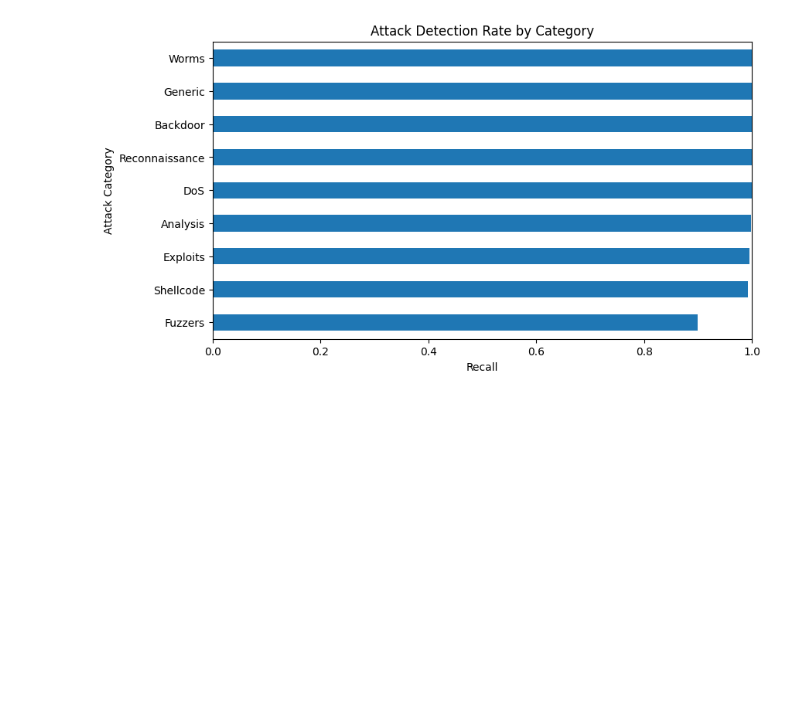
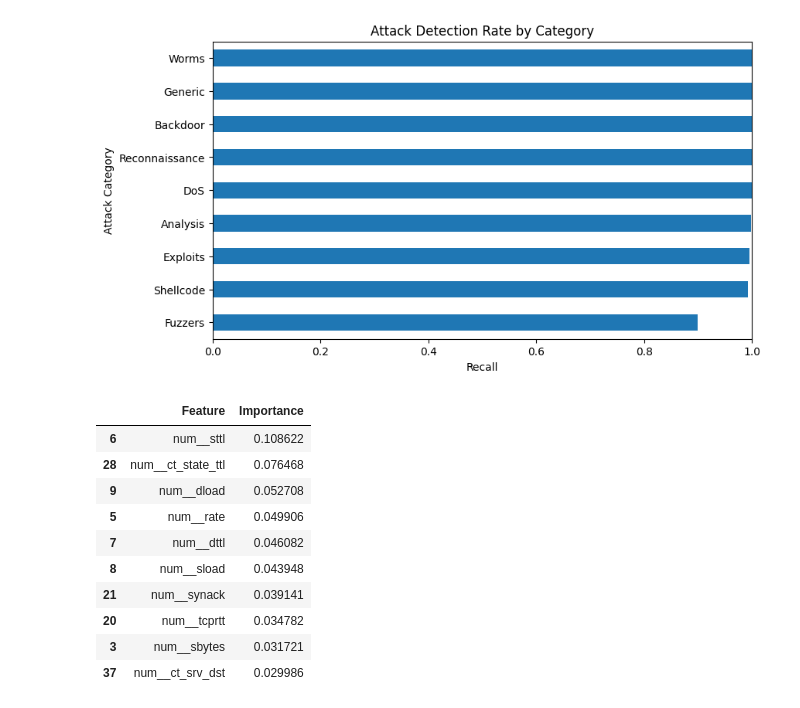
Before and after one commit to Ch3ddarr/dsb_capstone, a Jupyter notebook: 01_EDA.ipynb, the cells around one changed output. Saved outputs shown, nothing was run; the diff lists cells and outputs as text; code cells hidden in the pictures; blank space fills up the shorter version.

```diff
--- a/01_EDA.ipynb
+++ b/01_EDA.ipynb
@@ -862,3 +858,39 @@ plt.xlim(0, 1)
 plt.show()
 # %% [output]
 [figure]
+# %%
+# Get the names of all features after preprocessing
+feature_names = rf_pipeline.named_steps[
+    'preprocessing'
+].get_feature_names_out()
+
+# Get feature importance scores
+importances = rf_pipeline.named_steps[
+    'classifier'
+].feature_importances_
+
+# Create a DataFrame
+feature_importance = pd.DataFrame({
+    'Feature': feature_names,
+    'Importance': importances
+})
+
+# Show the 10 most important features
+feature_importance = feature_importance.sort_values(
+    by='Importance',
+    ascending=False
+)
+
+feature_importance.head(10)
+# %% [output]
+|  | Feature | Importance |
+| 6 | num__sttl | 0.108622 |
+| 28 | num__ct_state_ttl | 0.076468 |
+| 9 | num__dload | 0.052708 |
+| 5 | num__rate | 0.049906 |
+| 7 | num__dttl | 0.046082 |
+| 8 | num__sload | 0.043948 |
+| 21 | num__synack | 0.039141 |
+| 20 | num__tcprtt | 0.034782 |
+| 3 | num__sbytes | 0.031721 |
+| 37 | num__ct_srv_dst | 0.029986 |
```
Also changed, not shown: parts of 2 cells of this notebook.
